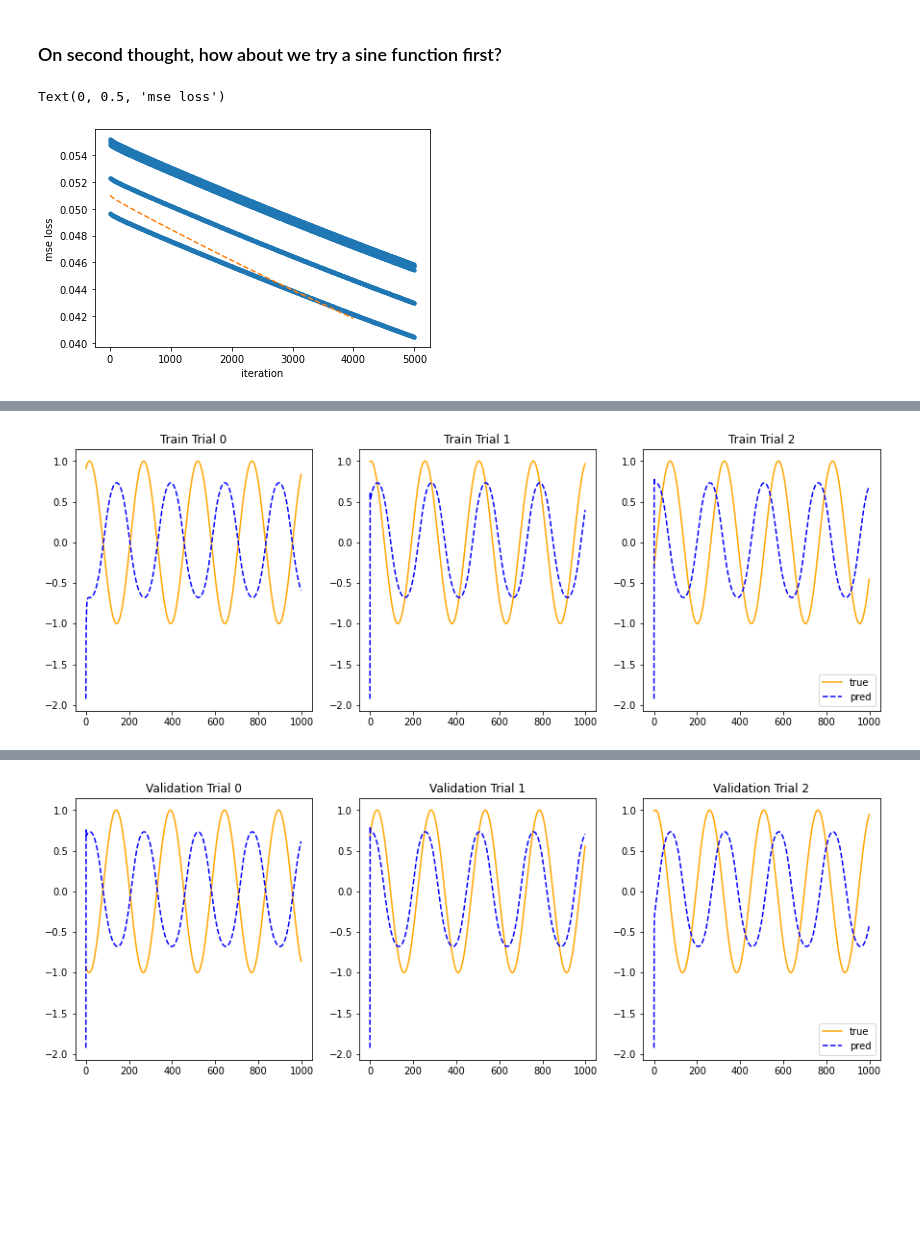
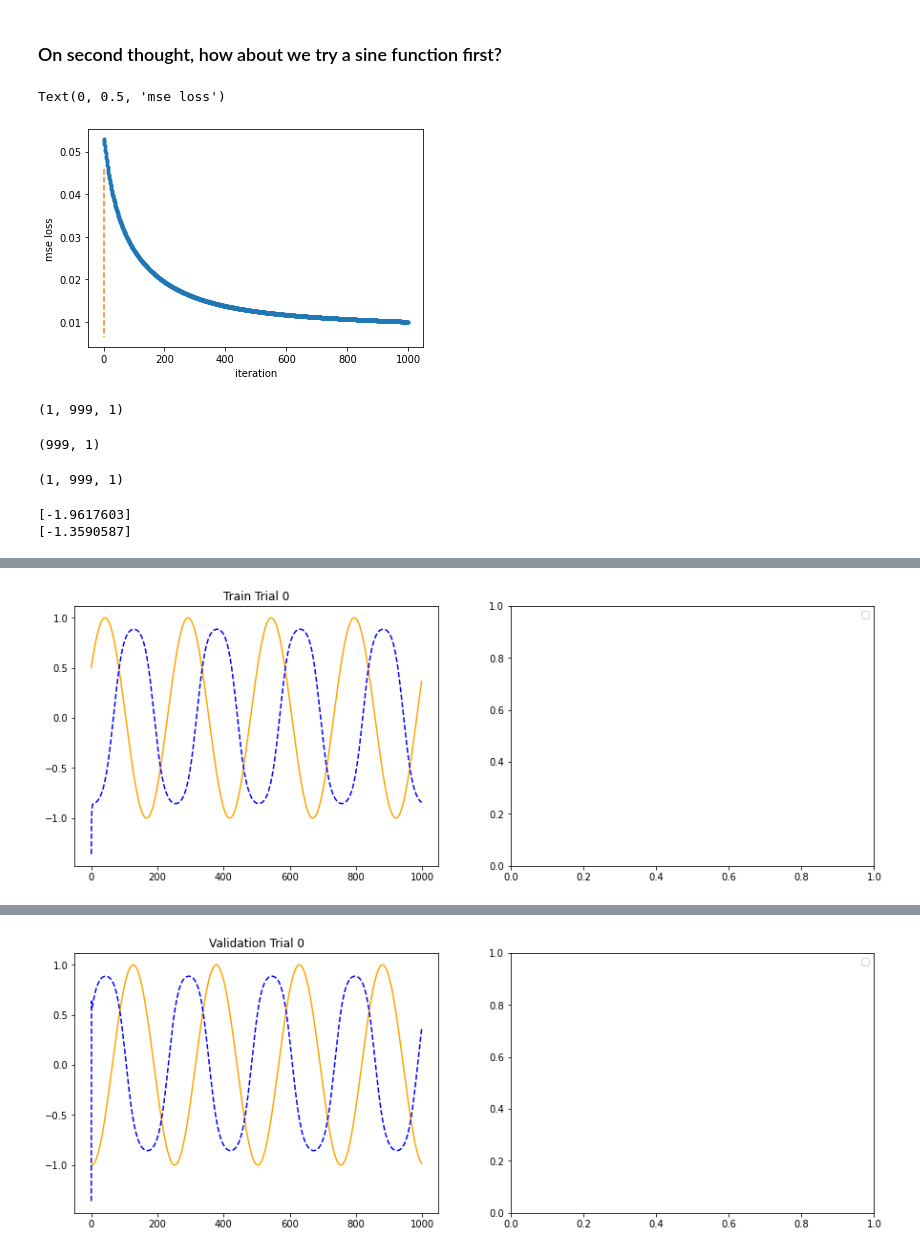
Before and after one commit to lindermanlab/ssm-jax, a Jupyter notebook: notebooks/scratch/rnn.ipynb, the cells around one changed output, grey strips where cells are left out. Cells and saved outputs as stored; diff of their text form; code cells hidden in the pictures; blank space fills up the shorter version.

```diff
--- a/notebooks/scratch/rnn.ipynb
+++ b/notebooks/scratch/rnn.ipynb
@@ -229,7 +229,7 @@ def sample_sin(seed):
     x = np.linspace(start, start + 25, 1000)
     return np.sin(x)
 
-num_trials = 5
+num_trials = 1
 
 seeds = jr.split(jr.PRNGKey(0), num_trials)
 train_dataset = jax.vmap(sample_sin)(seeds)
@@ -274,7 +274,7 @@ num_epochs = 1000
 train_losses = []
 val_losses = []
 
-opt = optimizers.adam(step_size=1e-5)
+opt = optimizers.adam(step_size=1e-3)
 opt_state = opt.init_fn(test_rnn)
 for epoch in tqdm(range(1, num_epochs + 1)):
     for i, (train_input, train_output) in enumerate(zip(train_inputs, train_outputs)):
@@ -296,27 +296,45 @@ plt.xlabel("iteration")
 plt.ylabel("mse loss")
 # %% [output]
 Text(0, 0.5, 'mse loss')
-[figure, old version]
+[figure, new version]
+# %%
+train_inputs.shape
+# %% [output]
+(1, 999, 1)
 # %%
 fit_rnn = opt.params_fn(opt_state)
 
 num_timesteps = train_inputs.shape[-2]
-fit_test_states, fit_test_data = fit_rnn.sample(key=jr.PRNGKey(0), covariates=train_inputs, num_steps=num_timesteps, num_samples=num_trials)
-fit_states, fit_data = fit_rnn.sample(key=jr.PRNGKey(0), covariates=test_inputs, num_steps=num_timesteps, num_samples=num_trials)
+fit_test_states, fit_test_data = fit_rnn.sample(key=jr.PRNGKey(0), covariates=train_inputs[0], num_steps=num_timesteps, num_samples=num_trials)
+fit_states, fit_data = fit_rnn.sample(key=jr.PRNGKey(0), covariates=test_inputs[0], num_steps=num_timesteps, num_samples=num_trials)
+# %%
+fit_data.shape
+# %% [output]
+(999, 1)
+# %%
+train_outputs.shape
+# %% [output]
+(1, 999, 1)
+# %%
+print(test_rnn.initial_distribution().sample(seed=jr.PRNGKey(0)))
+print(fit_rnn.initial_distribution().sample(seed=jr.PRNGKey(0)))
+# %% [output]
+[-1.9617603]
+[-1.3590587]
 # %%
-fig, axs = plt.subplots(1, 3, figsize=(15, 5))
-for idx in range(3):
+fig, axs = plt.subplots(1, 2, figsize=(15, 5))
+for idx in range(1):
     axs[idx].set_title(f"Train Trial {idx}")
-    axs[idx].plot(train_outputs[idx], color="orange", label="true")
-    axs[idx].plot(fit_data[idx], '--', color="blue", label="pred")
+    axs[idx].plot(train_outputs[0], color="orange", label="true")
+    axs[idx].plot(fit_data, '--', color="blue", label="pred")
 plt.legend()
 plt.show()
 
-fig, axs = plt.subplots(1, 3, figsize=(15, 5))
-for idx in range(3):
+fig, axs = plt.subplots(1, 2, figsize=(15, 5))
+for idx in range(1):
     axs[idx].set_title(f"Validation Trial {idx}")
-    axs[idx].plot(test_outputs[idx], color="orange", label="true")
-    axs[idx].plot(fit_test_data[idx], '--', color="blue", label="pred")
+    axs[idx].plot(test_outputs[0], color="orange", label="true")
+    axs[idx].plot(fit_test_data, '--', color="blue", label="pred")
 plt.legend()
 plt.show()
 # %% [output]
@@ -323 +342 @@ plt.show()
-[figure, old version]
+[figure, new version]
@@ -324 +344 @@ plt.show()
-[figure, old version]
+[figure, new version]
```
Also changed, not shown: parts of 1 cell of this notebook.
